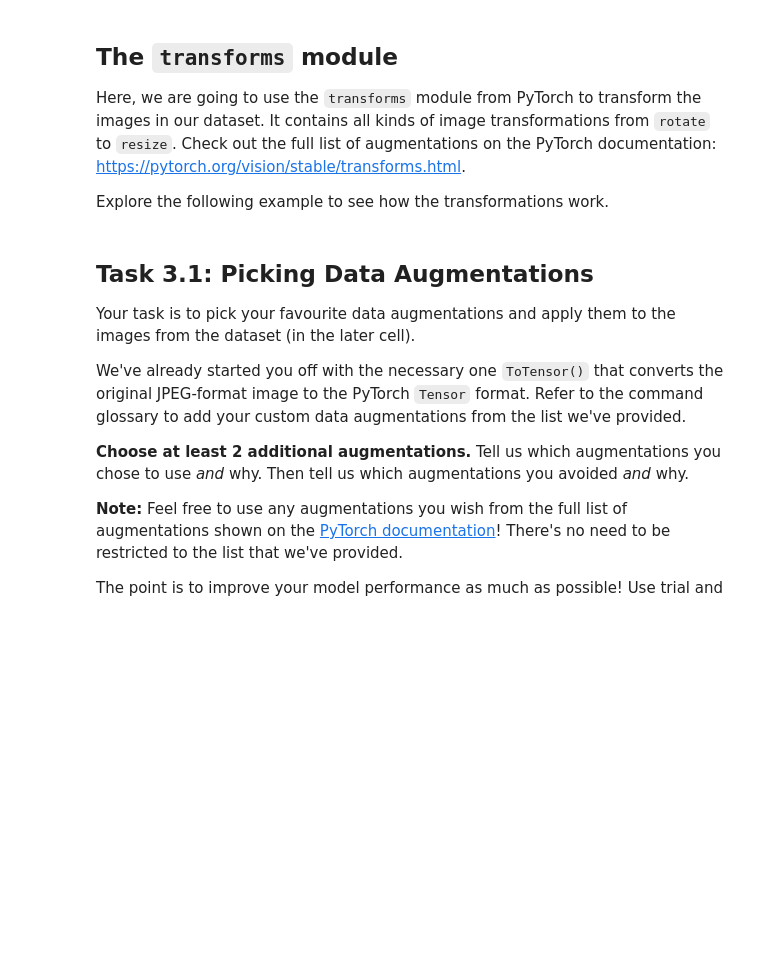
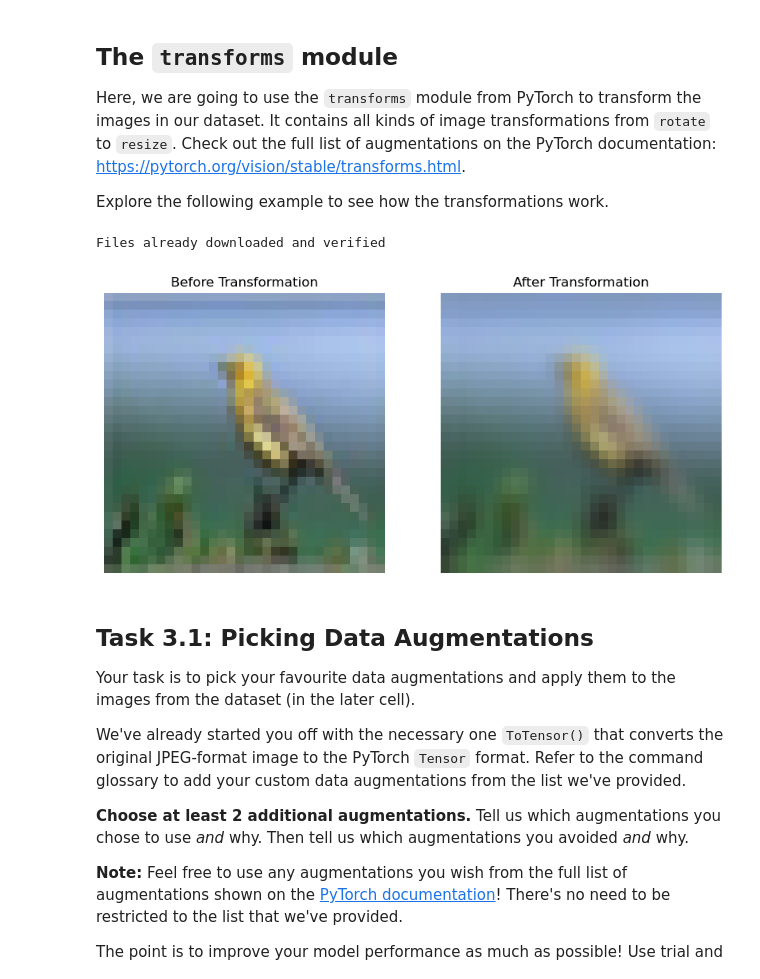
Before and after one commit to Kurtyjlee/CS2109S, a Jupyter notebook: ps7/ps7.ipynb, the cells around one changed output. Drawn from its saved outputs; the diff is of its cells as text; code cells hidden in the pictures; blank space fills up the shorter version.

```diff
--- a/ps7/ps7.ipynb
+++ b/ps7/ps7.ipynb
@@ -744,22 +908,23 @@ Explore the following example to see how the transformations work.
 # %%
 cifar_train = datasets.CIFAR10("./", train=True, download=True, transform=transforms.ToTensor())
 cifar_train_loader = torch.utils.data.DataLoader(cifar_train, batch_size=128, shuffle=True)
 
 train_features, train_labels = next(iter(cifar_train_loader))
 img = train_features[0]
 
 fig, (ax1, ax2) = plt.subplots(1, 2, figsize=(10,7))
-transform = transforms.Compose([transforms.RandomHorizontalFlip()
-                                # YOUR CODE HERE
-                                ]) # add in your own transformations to test
+transform = transforms.Compose([transforms.GaussianBlur((3, 3))]) # add in your own transformations to test
 tensor_img = transform(img)
 ax1.imshow(img.permute(1,2,0))
 ax1.axis("off")
 ax1.set_title("Before Transformation")
 ax2.imshow(tensor_img.permute(1, 2, 0))
 ax2.axis("off")
 ax2.set_title("After Transformation")
 plt.show()
+# %% [output]
+Files already downloaded and verified
+[figure, added]
 # %% [markdown]
 ## Task 3.1: Picking Data Augmentations
 
```
Also changed, not shown: parts of 24 cells of this notebook, 2 other files.
